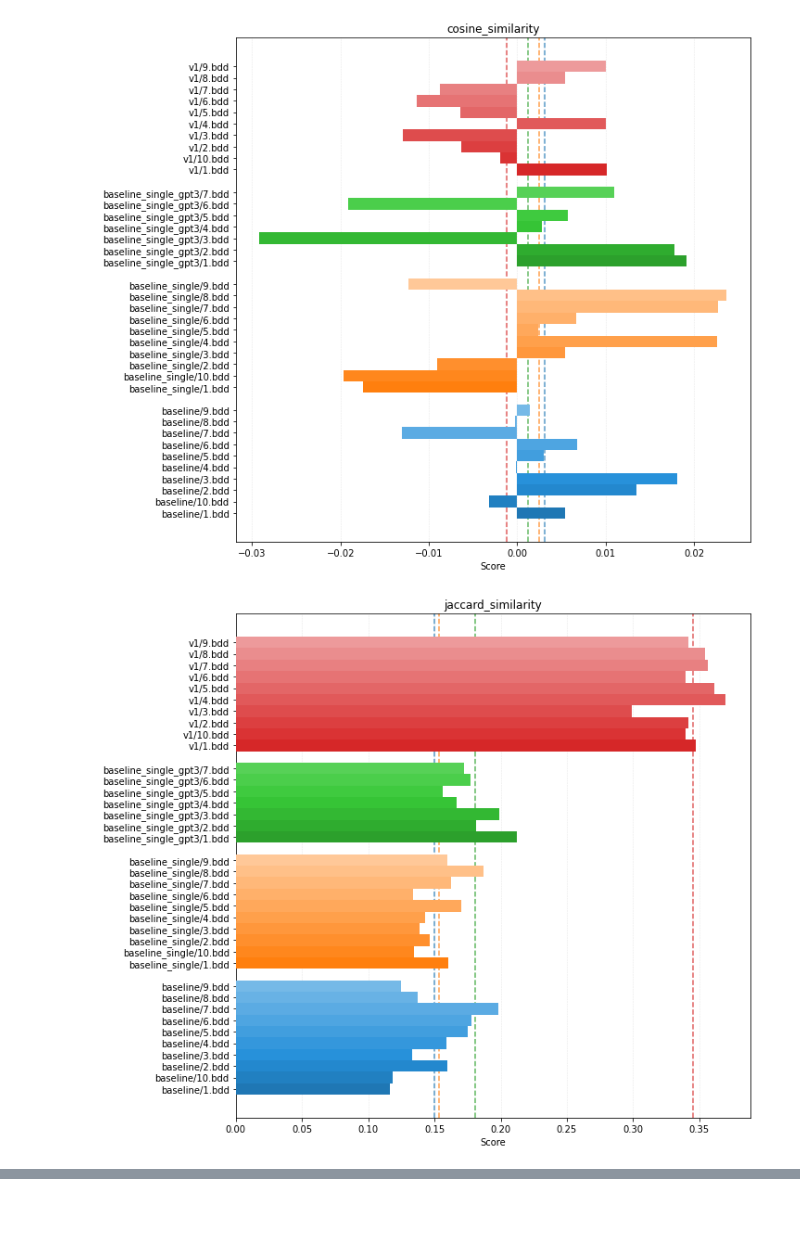
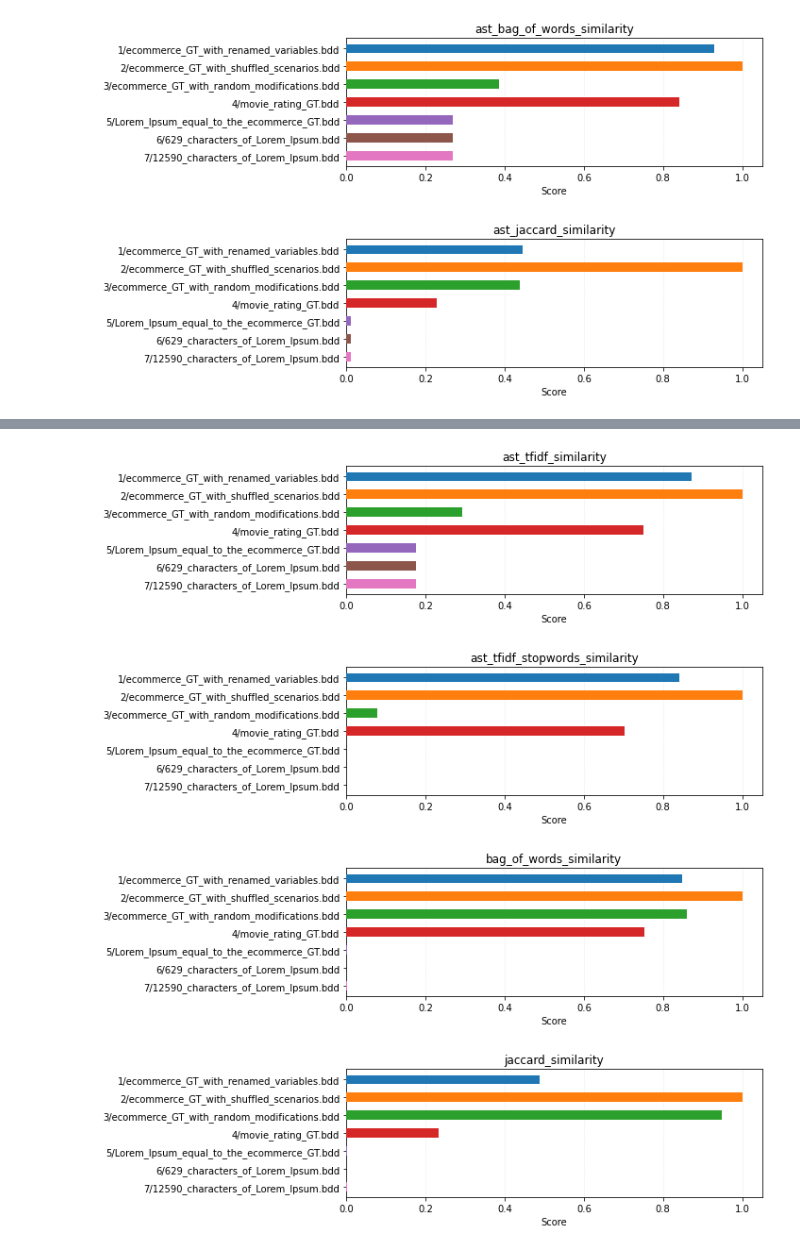
Before and after one commit to Svendpai/bdd-dsl-tests, a Jupyter notebook: create_graphs_2.ipynb, the cells around one changed output, grey strips where cells are left out. Saved outputs shown, nothing was run; the diff lists cells and outputs as text; code cells hidden in the pictures; blank space fills up the shorter version.

Commit message:
chore: cleaned up tests + add quantitative tests + new DSL extractor

```diff
--- a/create_graphs_2.ipynb
+++ b/create_graphs_2.ipynb
@@ -25,7 +25,7 @@ def get_tinted_color(color, version_index):
     # Convert the HSL color back to RGB
     return colorsys.hls_to_rgb(h, l, s)
 # %%
-data = load_json_file("similarity_scores_2.json")
+data = load_json_file("output.json")
 
 # print(json.dumps(data, indent=4))
 
@@ -119,10 +126,14 @@ for i, sim_type in enumerate(similarity_types):
 # %%
-bar_amount = 30 + len(data.items())
+import matplotlib.backends.backend_pdf
+
+pdf = matplotlib.backends.backend_pdf.PdfPages("quantitative_output.pdf")
+
+bar_amount = 10 + len(data.items()) # 30
 total_height = 1
 bar_height = 1 / bar_amount
 
 for i, sim_type in enumerate(similarity_types):
-    fig, ax = plt.subplots(figsize=(10, bar_amount/4))
+    fig, ax = plt.subplots(figsize=(10, bar_amount/6))
 
     # Initialize the position of the first bar
     current_bar_position = 0
@@ -138,37 +149,41 @@ for i, sim_type in enumerate(similarity_types):
         for k, attempt in enumerate(attempts):
             # Create the bar with a higher zorder
             bar = ax.barh(
-                current_bar_position + k * bar_height,
+                current_bar_position - k * bar_height,
                 attempts[attempt][sim_type],
                 height=bar_height,
                 color=get_tinted_color(color_map(j), k),
                 label=f'{version}/{attempt}',
                 zorder=3)
 
             # Add the y position and label for this bar to the lists
-            y_ticks.append(current_bar_position + k * bar_height)
+            y_ticks.append(current_bar_position - k * bar_height)
             y_tick_labels.append(f'{version}/{attempt}')
 
         # Calculate the mean score for this file type
         mean_score = np.mean(scores_for_type)
 
         # Draw a vertical line at the mean score
-        ax.axvline(mean_score, ymin=0, ymax=1, color=color, alpha= 0.75, linestyle='dashed', zorder=2, label=f'{version} Mean Score')
+        # ax.axvline(mean_score, ymin=0, ymax=1, color=color, alpha= 0.75, linestyle='dashed', zorder=2, label=f'{version} Mean Score')
 
         # Update the position for the next file
-        current_bar_position += len(scores_for_type) * bar_height + bar_height # Add a small space between each file
+        current_bar_position -= len(scores_for_type) * bar_height + bar_height # Add a small space between each file
 
     ax.set_title(sim_type)
     ax.set_xlabel('Score' if 'distance' not in sim_type.lower() else 'Distance')
     ax.set_yticks(y_ticks)
     ax.set_yticklabels(y_tick_labels)
 
     # Add vertical lines at each x-tick with a lower zorder
     ax.grid(axis='x', color='black', linestyle='dashed', linewidth=0.5, alpha=0.1, zorder=1, )
 
 
     plt.tight_layout()
     plt.show()
+
+    pdf.savefig(fig, bbox_inches='tight')
+
+pdf.close()
 # %% [output]
-[figure, old version]
+[figure, new version]
-[figure, old version]
+[figure, new version]
@@ -178,0 +194,4 @@ for i, sim_type in enumerate(similarity_types):
+[figure, added]
+[figure, added]
+[figure, added]
+[figure, added]
```
Also changed, not shown: parts of 3 cells of this notebook, 13 other files.
